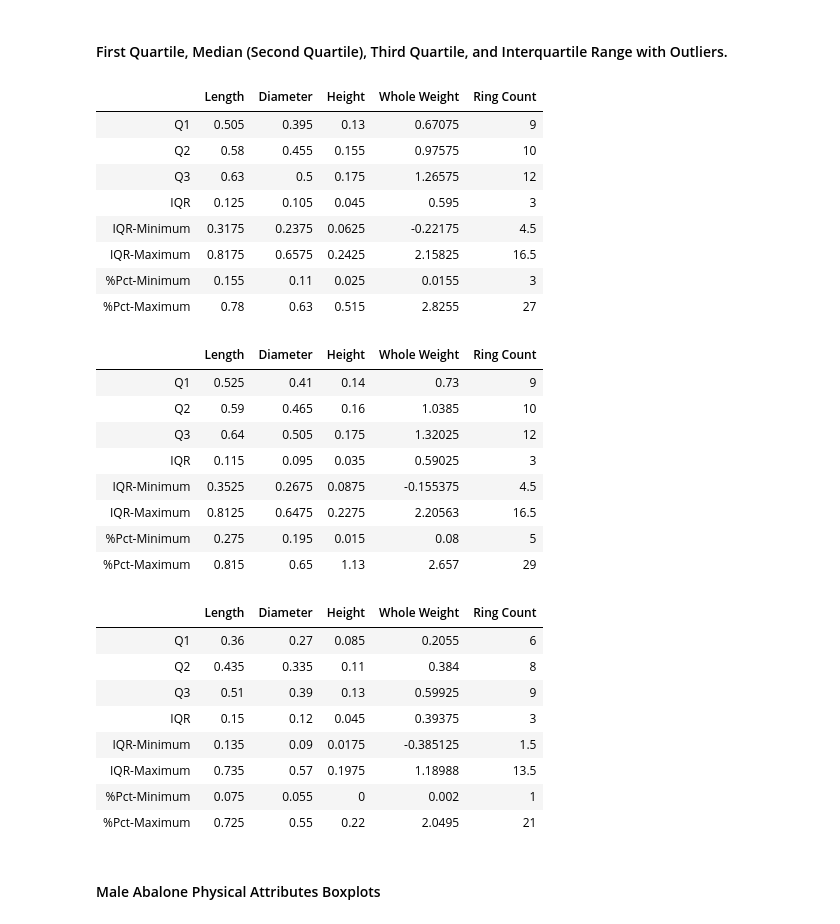
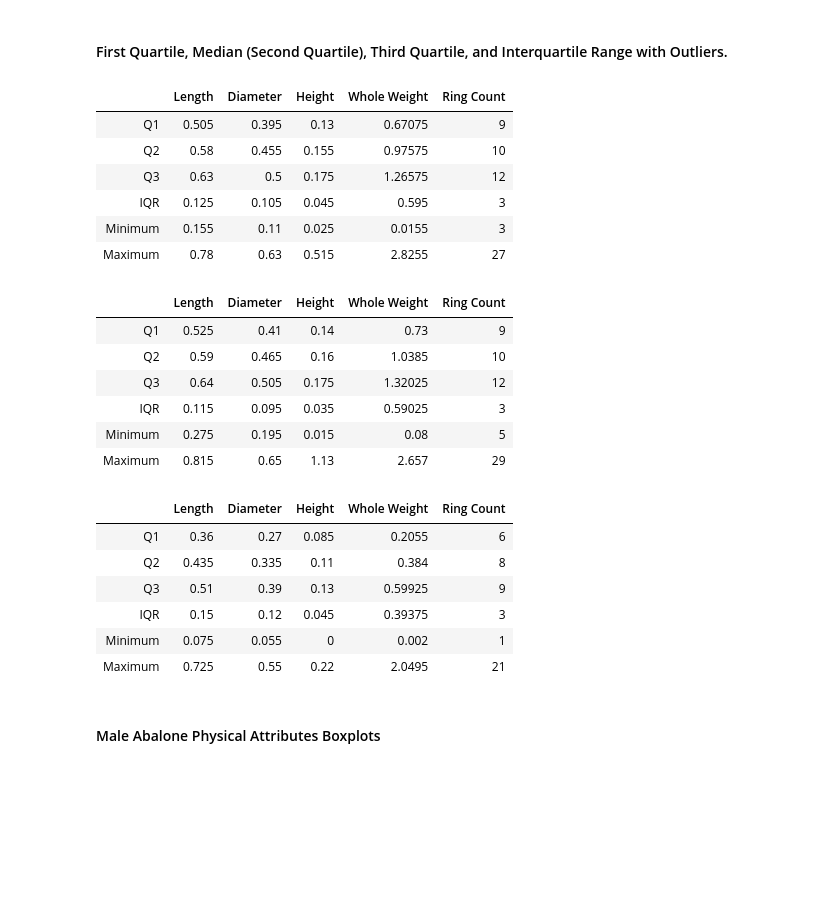
Before and after one commit to thokieu/Abalone-Regression, a Jupyter notebook: Workbook.ipynb, the cells around one changed output. Cells and saved outputs as stored; diff of their text form; code cells hidden in the pictures; blank space fills up the shorter version.

```diff
--- a/Workbook.ipynb
+++ b/Workbook.ipynb
@@ -224,74 +227,60 @@ dtype: float64
 q1_male = np.percentile(Aba_data_male['Length'], q = 50, axis = 0, interpolation = 'midpoint')
 
 # Here I'm creating a summary table for the quartiles, interquartile range, minimum (Q1-1.5*IQR), maximum (Q3+1.5*IQR).
-qrt_male = pd.DataFrame(index = ['Q1', 'Q2', 'Q3', 'IQR', 'IQR-Minimum', 'IQR-Maximum', '%Pct-Minimum', '%Pct-Maximum'], columns = Aba_data_male.columns)
-qrt_female = pd.DataFrame(index = ['Q1', 'Q2', 'Q3', 'IQR', 'IQR-Minimum', 'IQR-Maximum', '%Pct-Minimum', '%Pct-Maximum'], columns = Aba_data_male.columns)
-qrt_inf = pd.DataFrame(index = ['Q1', 'Q2', 'Q3', 'IQR', 'IQR-Minimum', 'IQR-Maximum', '%Pct-Minimum', '%Pct-Maximum'], columns = Aba_data_male.columns)
+qrt_male = pd.DataFrame(index = ['Q1', 'Q2', 'Q3', 'IQR',  'Minimum', 'Maximum'], columns = Aba_data_male.columns)
+qrt_female = pd.DataFrame(index = ['Q1', 'Q2', 'Q3', 'IQR', 'Minimum', 'Maximum'], columns = Aba_data_male.columns)
+qrt_inf = pd.DataFrame(index = ['Q1', 'Q2', 'Q3', 'IQR', 'Minimum', 'Maximum'], columns = Aba_data_male.columns)
 
 
 # Extracting header from the male abalone data column headers that can be used for quartile summary algorithm.
 var_list = list(Aba_data_male.columns)
 
 # Percentile values list.
-pct_list = [('Q1', 25), ('Q2', 50), ('Q3', 75), ('%Pct-Minimum', 0), ('%Pct-Maximum', 100)]
+pct_list = [('Q1', 25), ('Q2', 50), ('Q3', 75), ('Minimum', 0), ('Maximum', 100)]
 
 # Looping through the columns of each abalone dataframe computing the Q1, Q2, Q3, %Pct-Minimum, and %Pct-Maximum.
 # I'm defining the %Pct-Min, Max as the 0th percentile and 100th percentile.
 for var in var_list:
     for qrt, pct in pct_list:
 
         qrt_male_val = np.percentile(Aba_data_male[var], q = int(pct), axis = 0, interpolation = 'midpoint')
         qrt_male.loc[qrt, var] = qrt_male_val
 
         qrt_female_val = np.percentile(Aba_data_female[var], q = int(pct), axis = 0, interpolation = 'midpoint')
         qrt_female.loc[qrt, var] = qrt_female_val
 
         qrt_inf_val = np.percentile(Aba_data_inf[var], q = int(pct), axis = 0, interpolation = 'midpoint')
         qrt_inf.loc[qrt, var] = qrt_inf_val
 
-# Computing the remaining fields based on the first and third quartile.
+# Computing interquartile range.
 for var in var_list:
     qrt_male.loc['IQR', var] = qrt_male.loc['Q3', var] - qrt_male.loc['Q1', var]
-    qrt_male.loc['IQR-Minimum', var] = qrt_male.loc['Q1', var] - 1.5*qrt_male.loc['IQR', var]
-    qrt_male.loc['IQR-Maximum', var] = qrt_male.loc['Q3', var] + 1.5*qrt_male.loc['IQR', var]
-
     qrt_female.loc['IQR', var] = qrt_female.loc['Q3', var] - qrt_female.loc['Q1', var]
-    qrt_female.loc['IQR-Minimum', var] = qrt_female.loc['Q1', var] - 1.5*qrt_female.loc['IQR', var]
-    qrt_female.loc['IQR-Maximum', var] = qrt_female.loc['Q3', var] + 1.5*qrt_female.loc['IQR', var]
-
     qrt_inf.loc['IQR', var] = qrt_inf.loc['Q3', var] - qrt_inf.loc['Q1', var]
-    qrt_inf.loc['IQR-Minimum', var] = qrt_inf.loc['Q1', var] - 1.5*qrt_inf.loc['IQR', var]
-    qrt_inf.loc['IQR-Maximum', var] = qrt_inf.loc['Q3', var] + 1.5*qrt_inf.loc['IQR', var]
 
 display(qrt_male, qrt_female, qrt_inf,)
 # %% [output]
 |  | Length | Diameter | Height | Whole Weight | Ring Count |
 | Q1 | 0.505 | 0.395 | 0.13 | 0.67075 | 9 |
 | Q2 | 0.58 | 0.455 | 0.155 | 0.97575 | 10 |
 | Q3 | 0.63 | 0.5 | 0.175 | 1.26575 | 12 |
 | IQR | 0.125 | 0.105 | 0.045 | 0.595 | 3 |
-| IQR-Minimum | 0.3175 | 0.2375 | 0.0625 | -0.22175 | 4.5 |
-| IQR-Maximum | 0.8175 | 0.6575 | 0.2425 | 2.15825 | 16.5 |
-| %Pct-Minimum | 0.155 | 0.11 | 0.025 | 0.0155 | 3 |
-| %Pct-Maximum | 0.78 | 0.63 | 0.515 | 2.8255 | 27 |
+| Minimum | 0.155 | 0.11 | 0.025 | 0.0155 | 3 |
+| Maximum | 0.78 | 0.63 | 0.515 | 2.8255 | 27 |
 |  | Length | Diameter | Height | Whole Weight | Ring Count |
 | Q1 | 0.525 | 0.41 | 0.14 | 0.73 | 9 |
 | Q2 | 0.59 | 0.465 | 0.16 | 1.0385 | 10 |
 | Q3 | 0.64 | 0.505 | 0.175 | 1.32025 | 12 |
 | IQR | 0.115 | 0.095 | 0.035 | 0.59025 | 3 |
-| IQR-Minimum | 0.3525 | 0.2675 | 0.0875 | -0.155375 | 4.5 |
-| IQR-Maximum | 0.8125 | 0.6475 | 0.2275 | 2.20563 | 16.5 |
-| %Pct-Minimum | 0.275 | 0.195 | 0.015 | 0.08 | 5 |
-| %Pct-Maximum | 0.815 | 0.65 | 1.13 | 2.657 | 29 |
+| Minimum | 0.275 | 0.195 | 0.015 | 0.08 | 5 |
+| Maximum | 0.815 | 0.65 | 1.13 | 2.657 | 29 |
 |  | Length | Diameter | Height | Whole Weight | Ring Count |
 | Q1 | 0.36 | 0.27 | 0.085 | 0.2055 | 6 |
 | Q2 | 0.435 | 0.335 | 0.11 | 0.384 | 8 |
 | Q3 | 0.51 | 0.39 | 0.13 | 0.59925 | 9 |
 | IQR | 0.15 | 0.12 | 0.045 | 0.39375 | 3 |
-| IQR-Minimum | 0.135 | 0.09 | 0.0175 | -0.385125 | 1.5 |
-| IQR-Maximum | 0.735 | 0.57 | 0.1975 | 1.18988 | 13.5 |
-| %Pct-Minimum | 0.075 | 0.055 | 0 | 0.002 | 1 |
-| %Pct-Maximum | 0.725 | 0.55 | 0.22 | 2.0495 | 21 |
+| Minimum | 0.075 | 0.055 | 0 | 0.002 | 1 |
+| Maximum | 0.725 | 0.55 | 0.22 | 2.0495 | 21 |
 # %% [markdown]
 #### Male Abalone Physical Attributes Boxplots
 # %%
```
Also changed, not shown: parts of 1 cell of this notebook, 1 other file.
